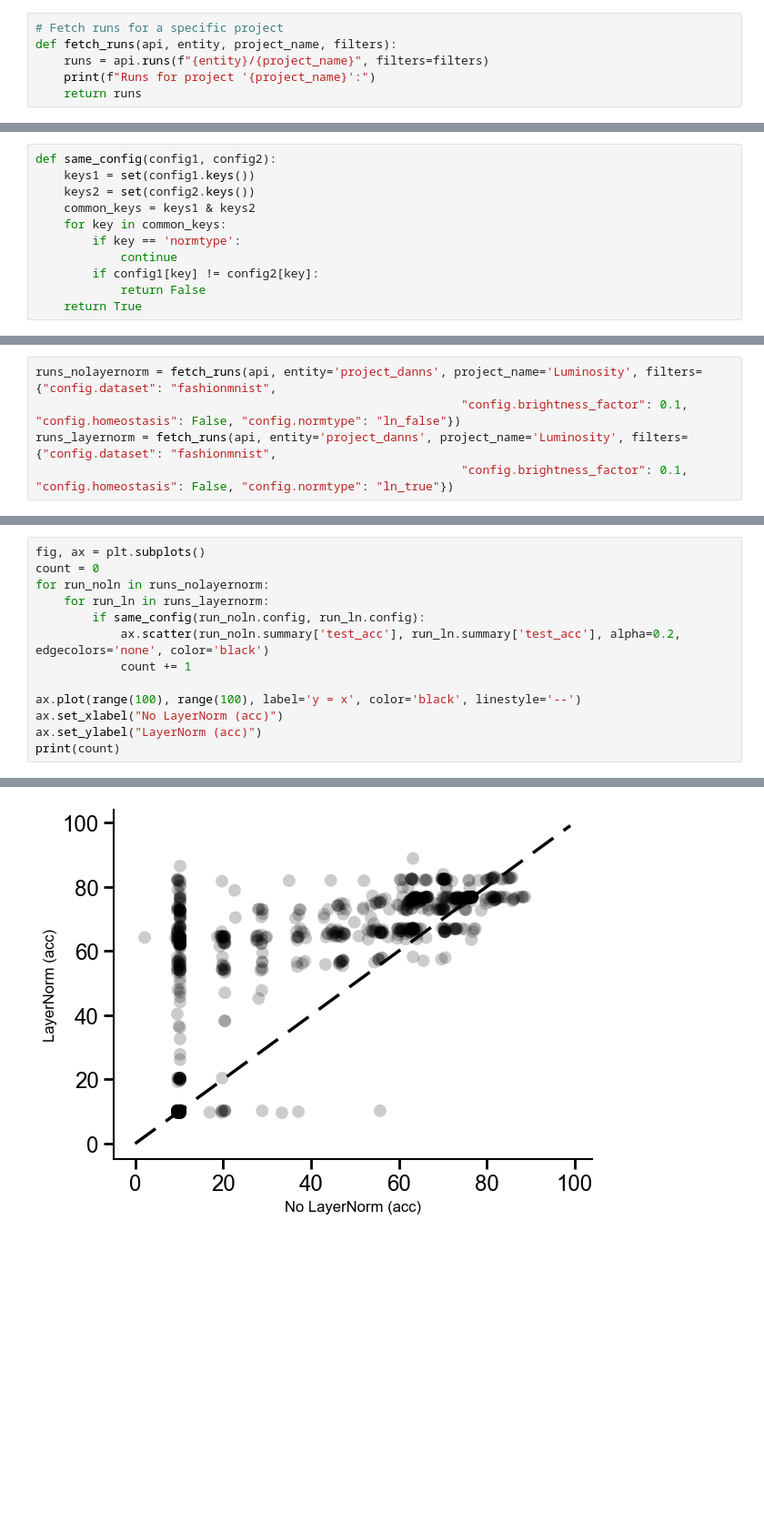
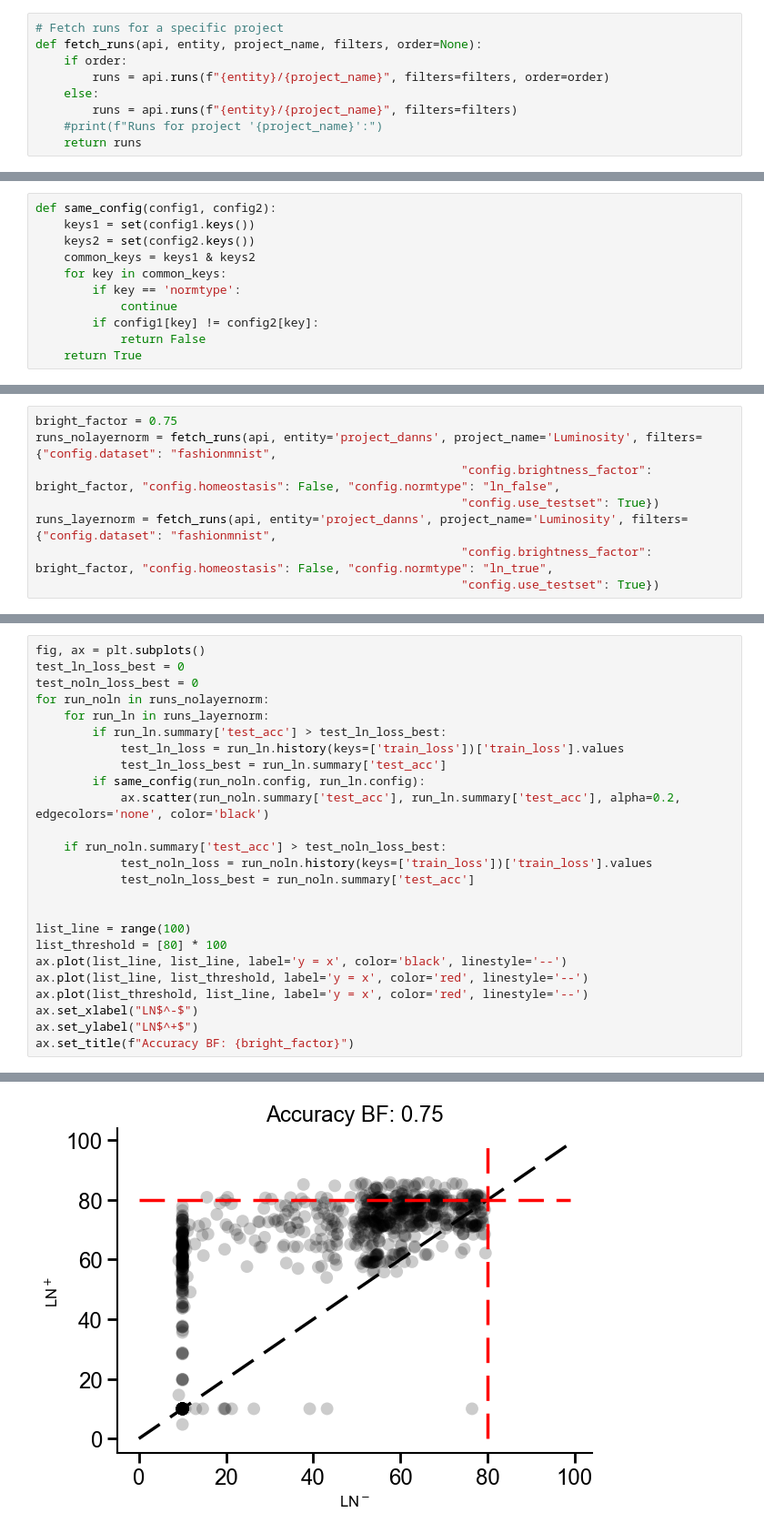
Before and after one commit to RoyHEyono/HomeostaticDANN, a Jupyter notebook: models/dense_mnist_task/notebooks/figures.ipynb, the cells around one changed output, grey strips where cells are left out. Shown at 91% size. Drawn from its saved outputs; the diff is of its cells as text; blank space fills up the shorter version.

Commit message:
Created key figures

```diff
--- a/models/dense_mnist_task/notebooks/figures.ipynb
+++ b/models/dense_mnist_task/notebooks/figures.ipynb
@@ -21,9 +21,12 @@ def list_projects(api, entity):
         print(f"- {project.name}")
 # %%
 # Fetch runs for a specific project
-def fetch_runs(api, entity, project_name, filters):
-    runs = api.runs(f"{entity}/{project_name}", filters=filters)
-    print(f"Runs for project '{project_name}':")
+def fetch_runs(api, entity, project_name, filters, order=None):
+    if order:
+        runs = api.runs(f"{entity}/{project_name}", filters=filters, order=order)
+    else:
+        runs = api.runs(f"{entity}/{project_name}", filters=filters)
+    #print(f"Runs for project '{project_name}':")
     return runs
 # %%
 list_projects(api, entity='project_danns')
@@ -48,5 +54,8 @@ def same_config(config1, config2):
 # %%
+bright_factor = 0.75
 runs_nolayernorm = fetch_runs(api, entity='project_danns', project_name='Luminosity', filters={"config.dataset": "fashionmnist",
-                                                            "config.brightness_factor": 0.1, "config.homeostasis": False, "config.normtype": "ln_false"})
+                                                            "config.brightness_factor": bright_factor, "config.homeostasis": False, "config.normtype": "ln_false",
+                                                            "config.use_testset": True})
 runs_layernorm = fetch_runs(api, entity='project_danns', project_name='Luminosity', filters={"config.dataset": "fashionmnist",
-                                                            "config.brightness_factor": 0.1, "config.homeostasis": False, "config.normtype": "ln_true"})
+                                                            "config.brightness_factor": bright_factor, "config.homeostasis": False, "config.normtype": "ln_true",
+                                                            "config.use_testset": True})
@@ -56,14 +62,26 @@ Runs for project 'Luminosity':
 # %%
 fig, ax = plt.subplots()
-count = 0
+test_ln_loss_best = 0
+test_noln_loss_best = 0
 for run_noln in runs_nolayernorm:
     for run_ln in runs_layernorm:
+        if run_ln.summary['test_acc'] > test_ln_loss_best:
+            test_ln_loss = run_ln.history(keys=['train_loss'])['train_loss'].values
+            test_ln_loss_best = run_ln.summary['test_acc']
         if same_config(run_noln.config, run_ln.config):
             ax.scatter(run_noln.summary['test_acc'], run_ln.summary['test_acc'], alpha=0.2, edgecolors='none', color='black')
-            count += 1
 
-ax.plot(range(100), range(100), label='y = x', color='black', linestyle='--')
-ax.set_xlabel("No LayerNorm (acc)")
-ax.set_ylabel("LayerNorm (acc)")
-print(count)
+    if run_noln.summary['test_acc'] > test_noln_loss_best:
+            test_noln_loss = run_noln.history(keys=['train_loss'])['train_loss'].values
+            test_noln_loss_best = run_noln.summary['test_acc']
+
+
+list_line = range(100)
+list_threshold = [80] * 100
+ax.plot(list_line, list_line, label='y = x', color='black', linestyle='--')
+ax.plot(list_line, list_threshold, label='y = x', color='red', linestyle='--')
+ax.plot(list_threshold, list_line, label='y = x', color='red', linestyle='--')
+ax.set_xlabel("LN$^-$")
+ax.set_ylabel("LN$^+$")
+ax.set_title(f"Accuracy BF: {bright_factor}")
 # %% [output]
@@ -71 +89 @@ print(count)
-[figure, old version]
+[figure, new version]
```
Also changed, not shown: parts of 14 cells of this notebook, 1 other file.
